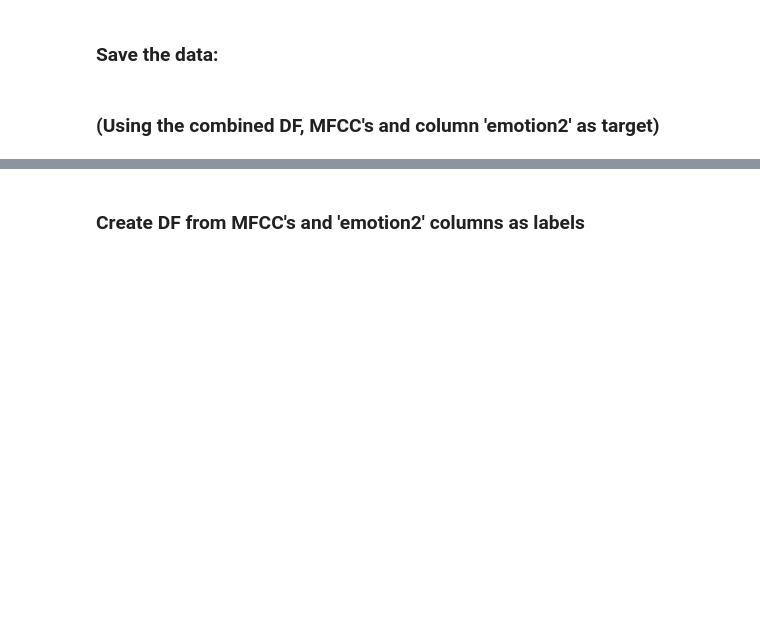
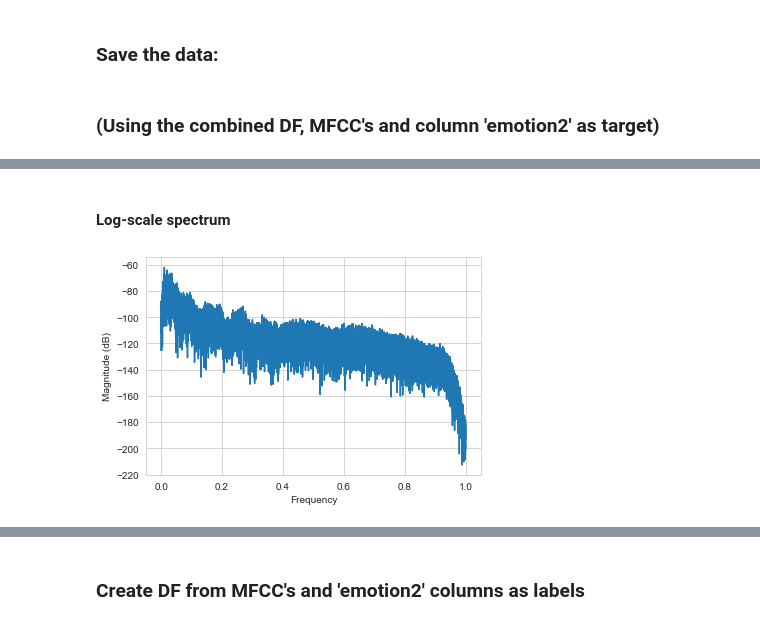
Before and after one commit to talbaram3192/Emotion_Recognition_project, a Jupyter notebook: model_improvement (4) (7).ipynb, the cells around one changed output, grey strips where cells are left out. Cells and saved outputs as stored; diff of their text form; code cells hidden in the pictures; blank space fills up the shorter version.

```diff
--- a/model_improvement.ipynb
+++ b/model_improvement (4) (7).ipynb
@@ -438,0 +493,7 @@ mydf = pd.read_csv(df_path)
+# %% [markdown]
+#### Log-scale spectrum
+# %%
+a = plt.magnitude_spectrum(data, scale='dB')
+plt.show()
+# %% [output]
+[figure, added]
```
Also changed, not shown: parts of 25 cells of this notebook, 1 other file.
